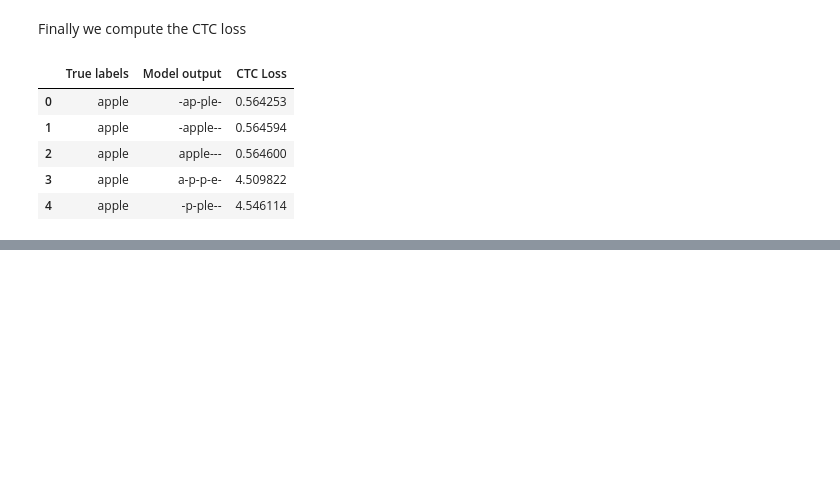
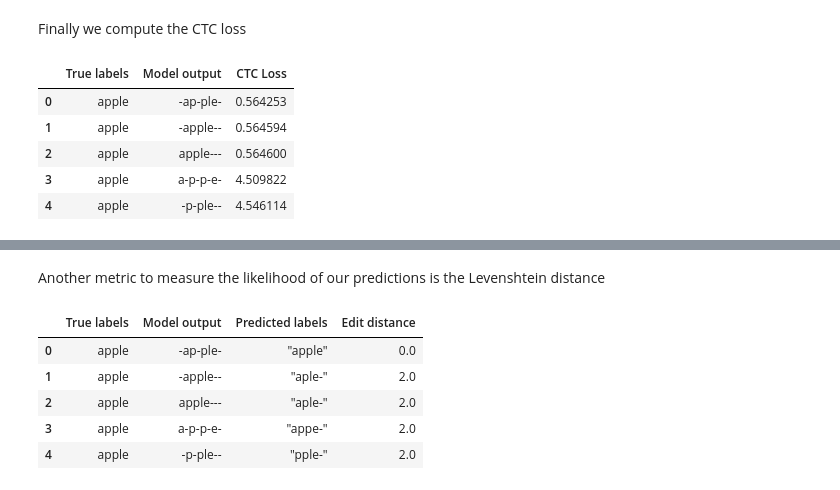
Before and after one commit to Vykstorm/CTC, a Jupyter notebook: ctc.ipynb, the cells around one changed output, grey strips where cells are left out. Saved outputs shown, nothing was run; the diff lists cells and outputs as text; code cells hidden in the pictures; blank space fills up the shorter version.

```diff
--- a/ctc.ipynb
+++ b/ctc.ipynb
@@ -288,0 +307,3 @@ df
+# %%
+predicted = ['"' + ''.join([L_ext[label] for label in labels]).replace(' ', '-') + '"' for labels in decoded]
+predicted
@@ -288,0 +312,2 @@ df
+# %%
+df['Predicted labels'] = predicted
@@ -288,0 +323,19 @@ df
+# %% [markdown]
+Another metric to measure the likelihood of our predictions is the Levenshtein distance
+# %%
+distances = K.get_value(tf.edit_distance(
+    tf.contrib.layers.dense_to_sparse(decoded.astype(np.int64), eos_token=-1),
+    tf.contrib.layers.dense_to_sparse(labels.astype(np.int64), eos_token=-1),
+    normalize=False
+))
+# %%
+df['Edit distance'] = distances
+# %%
+df
+# %% [output]
+|  | True labels | Model output | Predicted labels | Edit distance |
+| 0 | apple | -ap-ple- | "apple" | 0.0 |
+| 1 | apple | -apple-- | "aple-" | 2.0 |
+| 2 | apple | apple--- | "aple-" | 2.0 |
+| 3 | apple | a-p-p-e- | "appe-" | 2.0 |
+| 4 | apple | -p-ple-- | "pple-" | 2.0 |
```
Also changed, not shown: parts of 7 cells of this notebook.
